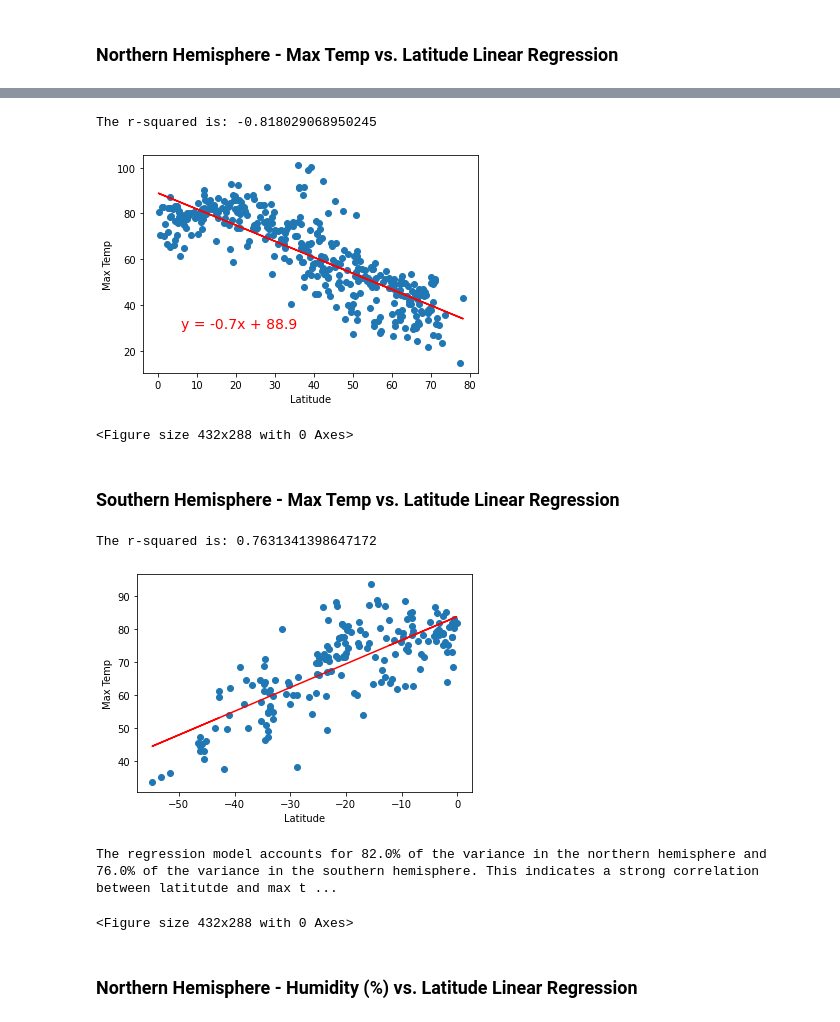
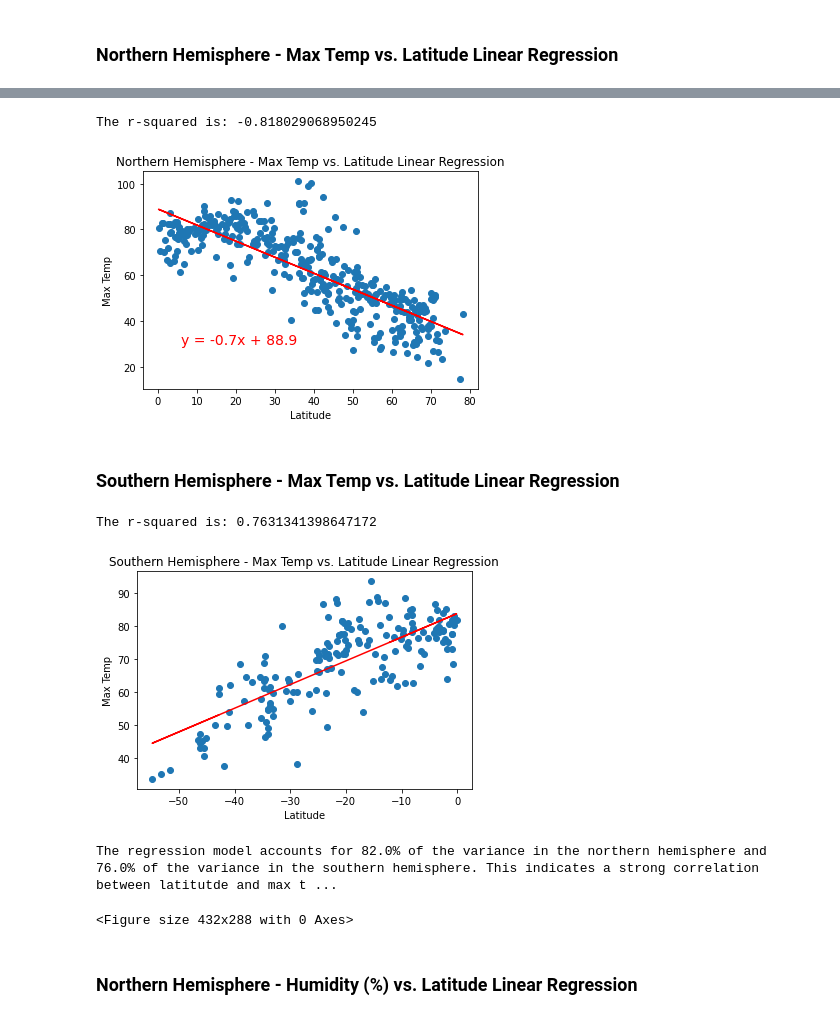
Before and after one commit to GStout17/python-api-challenge, a Jupyter notebook: WeatherPy/WeatherPy.ipynb, the cells around one changed output, grey strips where cells are left out. Drawn from its saved outputs; the diff is of its cells as text; code cells hidden in the pictures.

```diff
--- a/WeatherPy/WeatherPy.ipynb
+++ b/WeatherPy/WeatherPy.ipynb
@@ -321,27 +349,28 @@ northlat_df.head()
 # %%
+plt.savefig("filename.png")
+plt.title("Northern Hemisphere - Max Temp vs. Latitude Linear Regression")
 x_values = northlat_df["Latitude"]
 y_values = northlat_df["Max Temp"]
 plot_linear_regression(x_values,y_values,'Max Temp',(6,30))
 
-
-plt.savefig('northern_temperature_lat')
+plt.show()
 # %% [output]
 The r-squared is: -0.818029068950245
-[figure, old version]
+[figure, new version]
-<Figure size 432x288 with 0 Axes>
 # %% [markdown]
 ### Southern Hemisphere - Max Temp vs. Latitude Linear Regression
 # %%
+plt.title("Southern Hemisphere - Max Temp vs. Latitude Linear Regression")
 x_values = southlat_df["Latitude"]
 y_values = southlat_df["Max Temp"]
 plot_linear_regression(x_values,y_values,'Max Temp',(6,30))
 
 plt.savefig('southern_temperature_lat')
 
 print("The regression model accounts for 82.0% of the variance in the northern hemisphere and 76.0% of the variance in the southern hemisphere. This indicates a strong correlation between latitutde and max temperature.")
 # %% [output]
 The r-squared is: 0.7631341398647172
-[figure, old version]
+[figure, new version]
 The regression model accounts for 82.0% of the variance in the northern hemisphere and 76.0% of the variance in the southern hemisphere. This indicates a strong correlation between latitutde and max t ...
 <Figure size 432x288 with 0 Axes>
 # %% [markdown]
```
Also changed, not shown: parts of 10 cells of this notebook, 5 other files.
